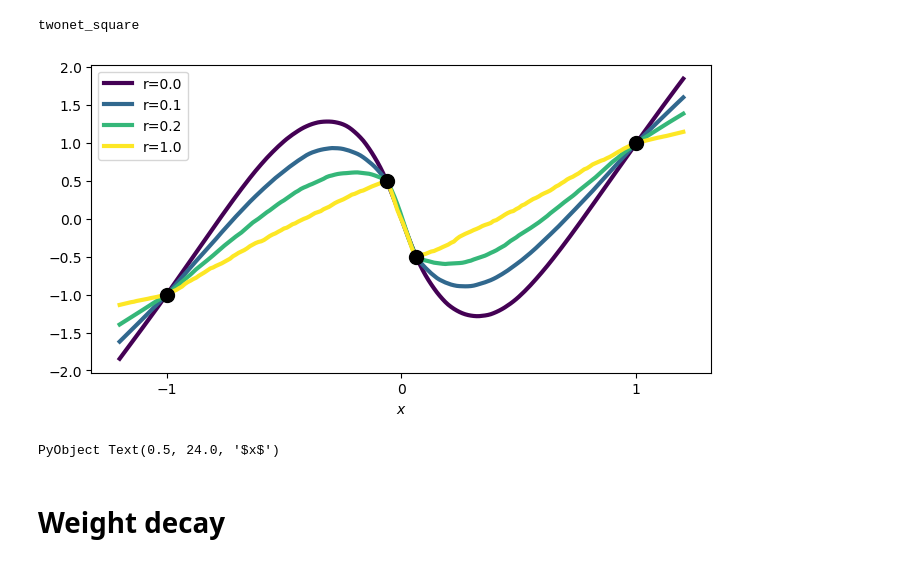
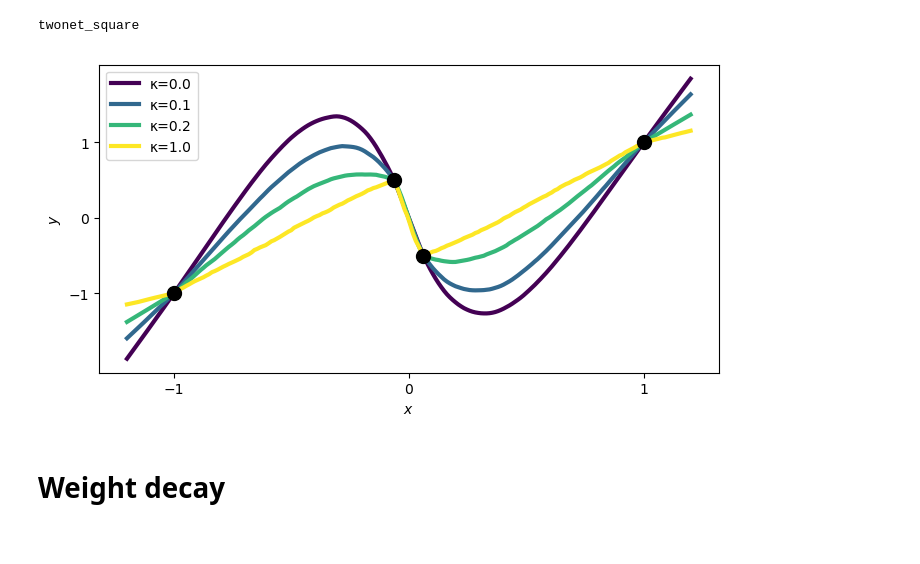
Before and after one commit to lchizat/2020_implicitbias_blog, a Jupyter notebook: inductivebias_square.ipynb, the cells around one changed output. Saved outputs shown, nothing was run; the diff lists cells and outputs as text; code cells hidden in the pictures.

Commit message:
correct colors output

```diff
--- a/inductivebias_square.ipynb
+++ b/inductivebias_square.ipynb
@@ -69,19 +71,18 @@ end
 # %%
 cm = plt.get_cmap("viridis")
 figure(figsize=[8,4])
 for k = 1:length(alpha2s)
 X_test = cat(range(-1.2,1.2,length=200),ones(200),dims=2 )
     Y_test = (1/m) * sum( WW[:,end,k] .* max.( WW[:,1:end-1,k] * X_test', 0.0) , dims=1)[:]
-plot(X_test[:,1], Y_test, color=cm((k-1)/(length(alpha2s)-1)),label="r=$(alpha2s[k]/50)",lw=3)
+plot(X_test[:,1], Y_test, color=cm((k-1)/(length(alpha2s)-1)),label="κ=$(alpha2s[k]/50)",lw=3)
 end
 legend()
 plot(X[:,1],Y,"ko",ms=10)
 xticks([-1,0,1]);xlabel(L"x")
 yticks([-1,0,1]);ylabel(L"y")
 #savefig("interp.png",dpi=100)
 # %% [output]
-[figure, old version]
+[figure, new version]
-PyObject Text(0.5, 24.0, '$x$')
 # %% [markdown]
 # Weight decay
 # %%
```
Also changed, not shown: parts of 3 cells of this notebook, 9 other files.
